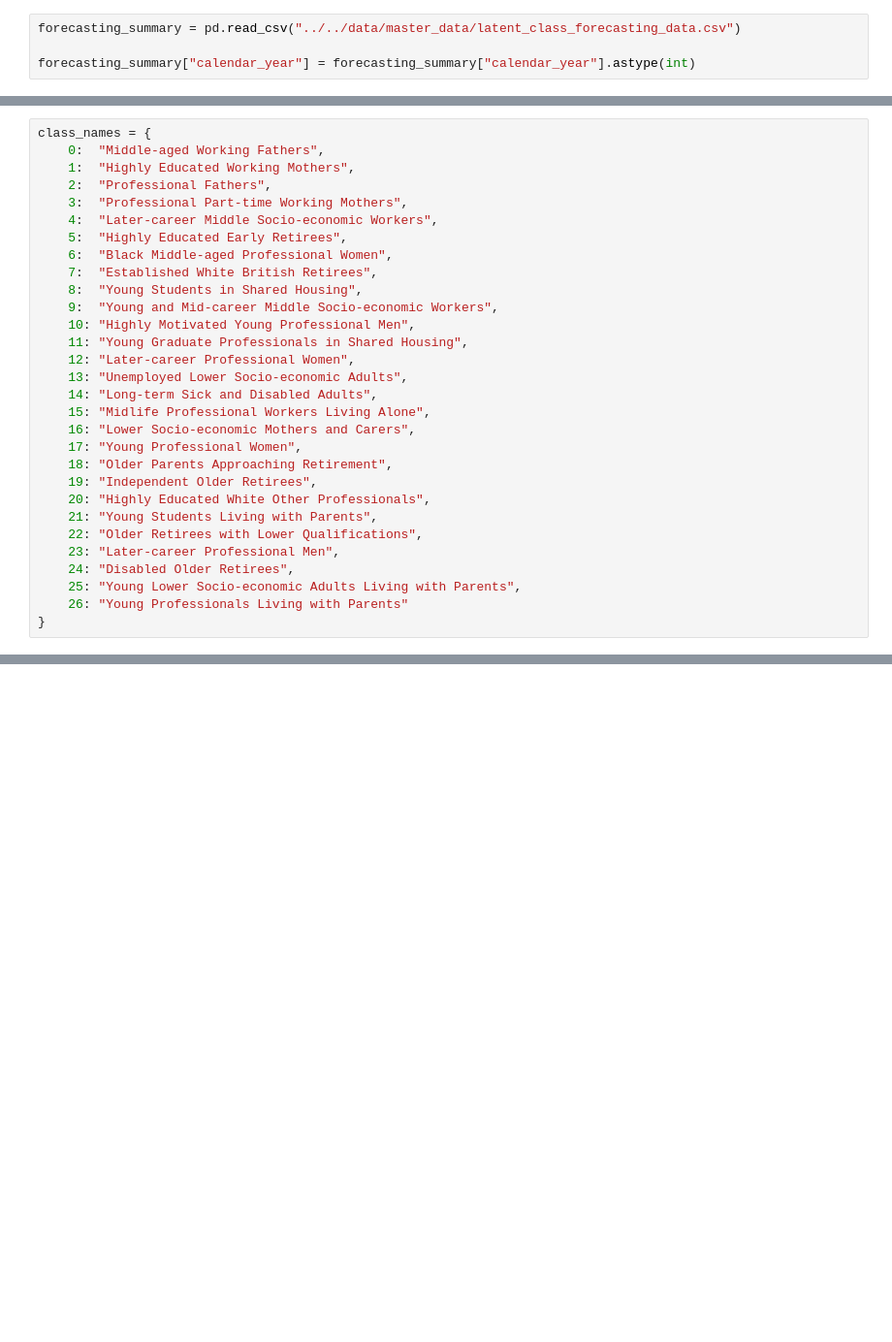
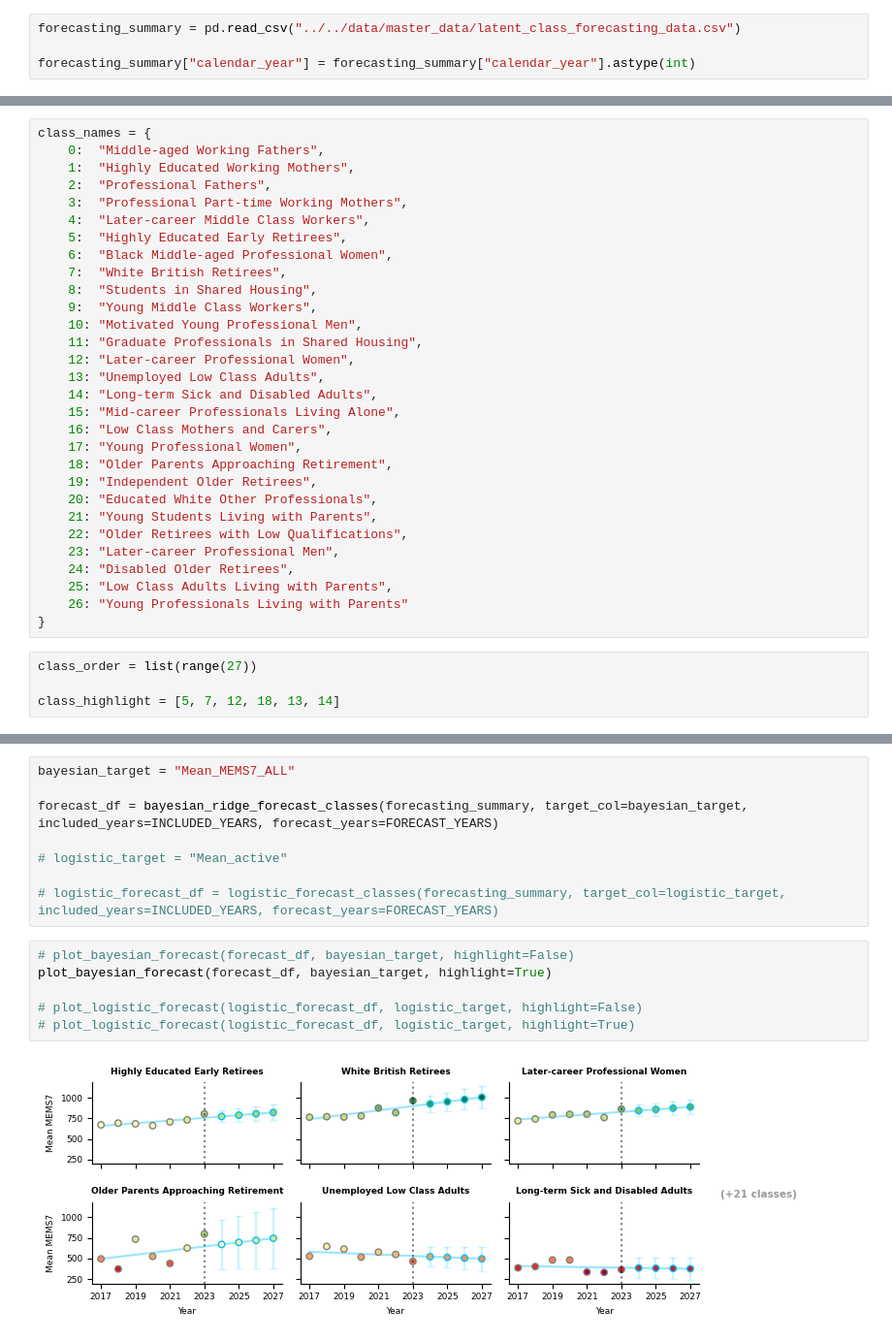
Before and after one commit to ferguswatson39/london_sport2, a Jupyter notebook: exploration/clustering/1.6_latent_class_forecasting_script.ipynb, the cells around one changed output, grey strips where cells are left out. Shown at 97% size. Cells and saved outputs as stored; diff of their text form; blank space fills up the shorter version.

```diff
--- a/exploration/clustering/1.6_latent_class_forecasting_script.ipynb
+++ b/exploration/clustering/1.6_latent_class_forecasting_script.ipynb
@@ -69,27 +19,31 @@ class_names = {
     1:  "Highly Educated Working Mothers",
     2:  "Professional Fathers",
     3:  "Professional Part-time Working Mothers",
-    4:  "Later-career Middle Socio-economic Workers",
+    4:  "Later-career Middle Class Workers",
     5:  "Highly Educated Early Retirees",
     6:  "Black Middle-aged Professional Women",
-    7:  "Established White British Retirees",
-    8:  "Young Students in Shared Housing",
-    9:  "Young and Mid-career Middle Socio-economic Workers",
-    10: "Highly Motivated Young Professional Men",
-    11: "Young Graduate Professionals in Shared Housing",
+    7:  "White British Retirees",
+    8:  "Students in Shared Housing",
+    9:  "Young Middle Class Workers",
+    10: "Motivated Young Professional Men",
+    11: "Graduate Professionals in Shared Housing",
     12: "Later-career Professional Women",
-    13: "Unemployed Lower Socio-economic Adults",
+    13: "Unemployed Low Class Adults",
     14: "Long-term Sick and Disabled Adults",
-    15: "Midlife Professional Workers Living Alone",
-    16: "Lower Socio-economic Mothers and Carers",
+    15: "Mid-career Professionals Living Alone",
+    16: "Low Class Mothers and Carers",
     17: "Young Professional Women",
     18: "Older Parents Approaching Retirement",
     19: "Independent Older Retirees",
-    20: "Highly Educated White Other Professionals",
+    20: "Educated White Other Professionals",
     21: "Young Students Living with Parents",
-    22: "Older Retirees with Lower Qualifications",
+    22: "Older Retirees with Low Qualifications",
     23: "Later-career Professional Men",
     24: "Disabled Older Retirees",
-    25: "Young Lower Socio-economic Adults Living with Parents",
+    25: "Low Class Adults Living with Parents",
     26: "Young Professionals Living with Parents"
 }
+# %%
+class_order = list(range(27))
+
+class_highlight = [5, 7, 12, 18, 13, 14]
@@ -162,0 +355,16 @@ plt.show()
+# %%
+bayesian_target = "Mean_MEMS7_ALL"
+
+forecast_df = bayesian_ridge_forecast_classes(forecasting_summary, target_col=bayesian_target, included_years=INCLUDED_YEARS, forecast_years=FORECAST_YEARS)
+
+# logistic_target = "Mean_active"
+
+# logistic_forecast_df = logistic_forecast_classes(forecasting_summary, target_col=logistic_target, included_years=INCLUDED_YEARS, forecast_years=FORECAST_YEARS)
+# %%
+# plot_bayesian_forecast(forecast_df, bayesian_target, highlight=False)
+plot_bayesian_forecast(forecast_df, bayesian_target, highlight=True)
+
+# plot_logistic_forecast(logistic_forecast_df, logistic_target, highlight=False)
+# plot_logistic_forecast(logistic_forecast_df, logistic_target, highlight=True)
+# %% [output]
+[figure, added]
```
Also changed, not shown: parts of 8 cells of this notebook, 1 other file.
